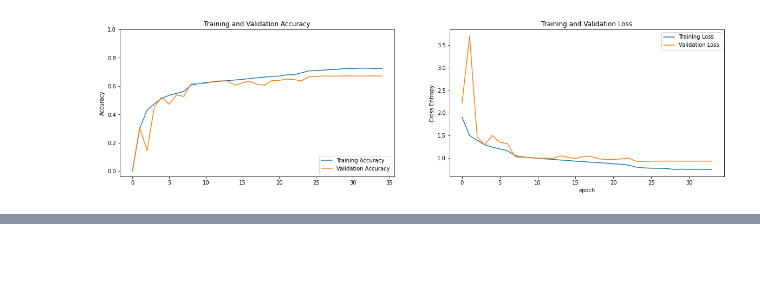
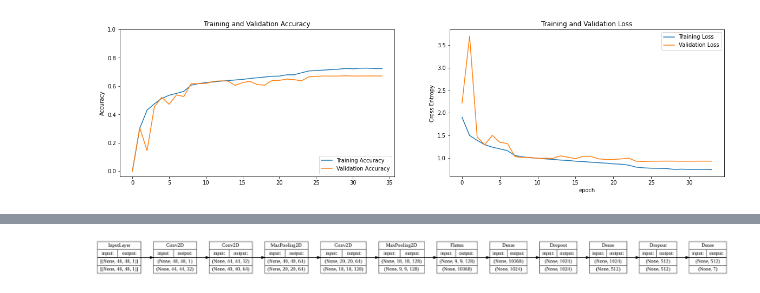
Before and after one commit to Shatakd/Face-Emotion-Recognition-Deep-Learning, a Jupyter notebook: Face_Emotion_Recognition.ipynb, the cells around one changed output, grey strips where cells are left out. Drawn from its saved outputs; the diff is of its cells as text; code cells hidden in the pictures; blank space fills up the shorter version.

```diff
--- a/Face_Emotion_Recognition.ipynb
+++ b/Face_Emotion_Recognition.ipynb
@@ -480,0 +468,21 @@ plots(vgg16_history)
+# %%
+# Defining a custom CNN architecture using keras sequential API
+custom_model = Sequential([# First CNN layer
+                           Conv2D(filters=32, kernel_size=5, activation='relu', input_shape=(48, 48, 1)),
+                           # Second CNN layer
+                           Conv2D(filters=64, kernel_size=5, activation='relu'),
+                           MaxPool2D(pool_size = 2),
+                           # Third CNN layer and flattening te outputs
+                           Conv2D(filters=128, kernel_size=3, activation='relu'),
+                           MaxPool2D(pool_size = 2), Flatten(),
+                           # Adding 2 fully connected layers with dropout
+                           Dense(1024, activation='relu'), Dropout(0.5),
+                           Dense(512, activation='relu'), Dropout(0.5),
+                           # using a prediction layer with seven neuron
+                           Dense(7, activation='softmax')])
+
+# Compiling the model
+custom_model.compile(loss='categorical_crossentropy', optimizer=Adam(learning_rate=0.0001, decay=1e-6), metrics=['accuracy'])
+
+# checking summary
+custom_model.summary()
@@ -480,0 +507,5 @@ plots(vgg16_history)
+# %%
+# Plot model graph
+plot_model(custom_model, show_shapes=True, to_file='custom_model.png', rankdir='LR', show_layer_names=False)
+# %% [output]
+[figure, added]
```
Also changed, not shown: parts of 8 cells of this notebook.
